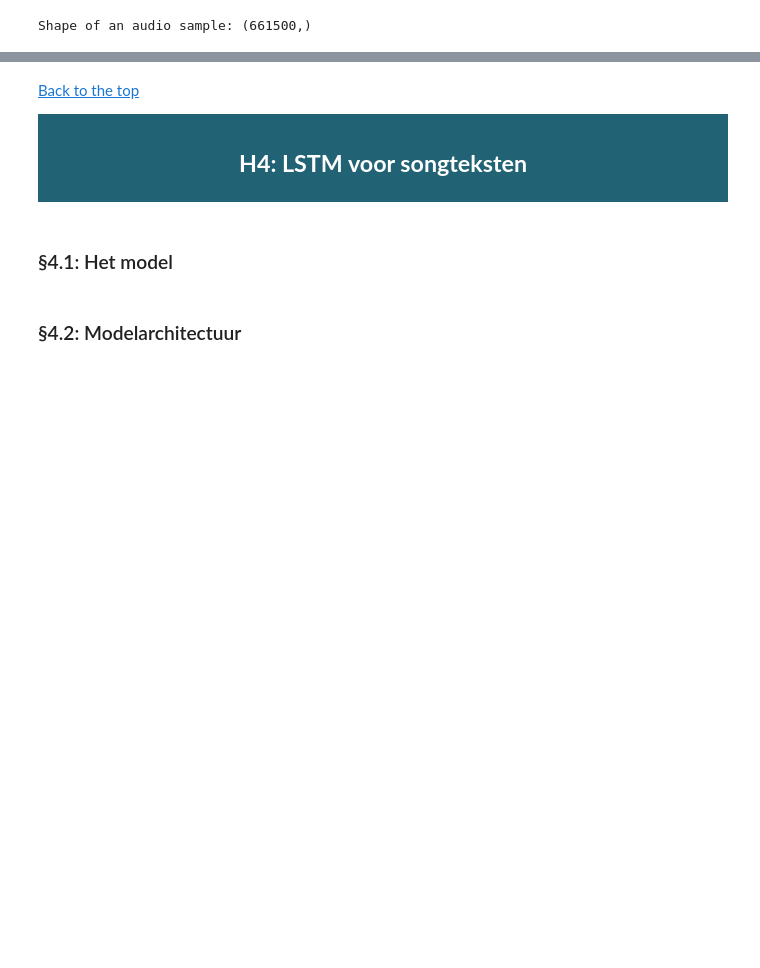
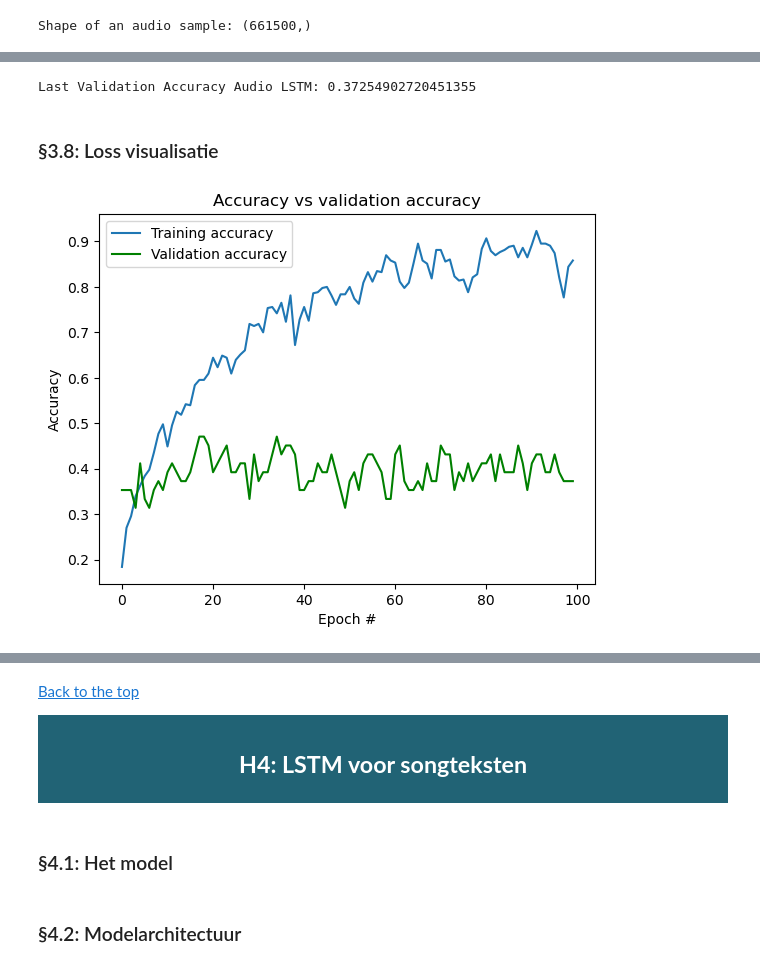
Before and after one commit to juliaboschman/Deep-Learning-Portfolio, a Jupyter notebook: Portfolio 2/Karaoke_Klassificatie.ipynb, the cells around one changed output, grey strips where cells are left out. Drawn from its saved outputs; the diff is of its cells as text; code cells hidden in the pictures; blank space fills up the shorter version.

```diff
--- a/Portfolio 2/Karaoke_Klassificatie.ipynb
+++ b/Portfolio 2/Karaoke_Klassificatie.ipynb
@@ -494,0 +432,17 @@ _________________________________________________________________
+# %%
+def get_spectrogram(waveform):
+    """
+    Convert a waveform into a spectrogram representation.
+
+    Parameters:
+    -----------
+    waveform (Tensor): The input audio waveform.
+
+    Returns:
+    --------
+    Tensor: The spectrogram representation of the input waveform.
+    """
+    spectrogram = tf.signal.stft(waveform, frame_length=512, frame_step=256)
+    spectrogram = tf.abs(spectrogram)
+    spectrogram = spectrogram[..., tf.newaxis]
+    return spectrogram
@@ -517,5 +672,5 @@ stop_early = EarlyStopping(monitor='val_loss', patience=5)
 model_lstm.compile(optimizer=tf.keras.optimizers.Adam(learning_rate=0.001),
                    loss="sparse_categorical_crossentropy",
                    metrics=["accuracy"])
-history = model_lstm.fit(train_MFCC_ds, epochs=3, validation_data=val_MFCC_ds)
+history_lstm = model_lstm.fit(train_MFCC_ds, epochs=100, validation_data=val_MFCC_ds, batch_size=30)
 # %% [output]
@@ -522,0 +694,18 @@ Epoch 1/3
+# %%
+last_acc_audio = history_lstm.history['val_accuracy'][-1]
+print("Last Validation Accuracy Audio LSTM:", last_acc_audio)
+# %% [output]
+Last Validation Accuracy Audio LSTM: 0.37254902720451355
+# %% [markdown]
+<a name='3.8'></a>
+<h3>&sect;3.8: Loss visualisatie</h3>
+# %%
+plt.plot(history_lstm.history['accuracy'], label='Training accuracy')
+plt.plot(history_lstm.history['val_accuracy'], 'g', label='Validation accuracy')
+plt.xlabel('Epoch #')
+plt.ylabel('Accuracy')
+plt.title('Accuracy vs validation accuracy')
+plt.legend()
+plt.show()
+# %% [output]
+[figure, added]
```
Also changed, not shown: parts of 94 cells of this notebook.
